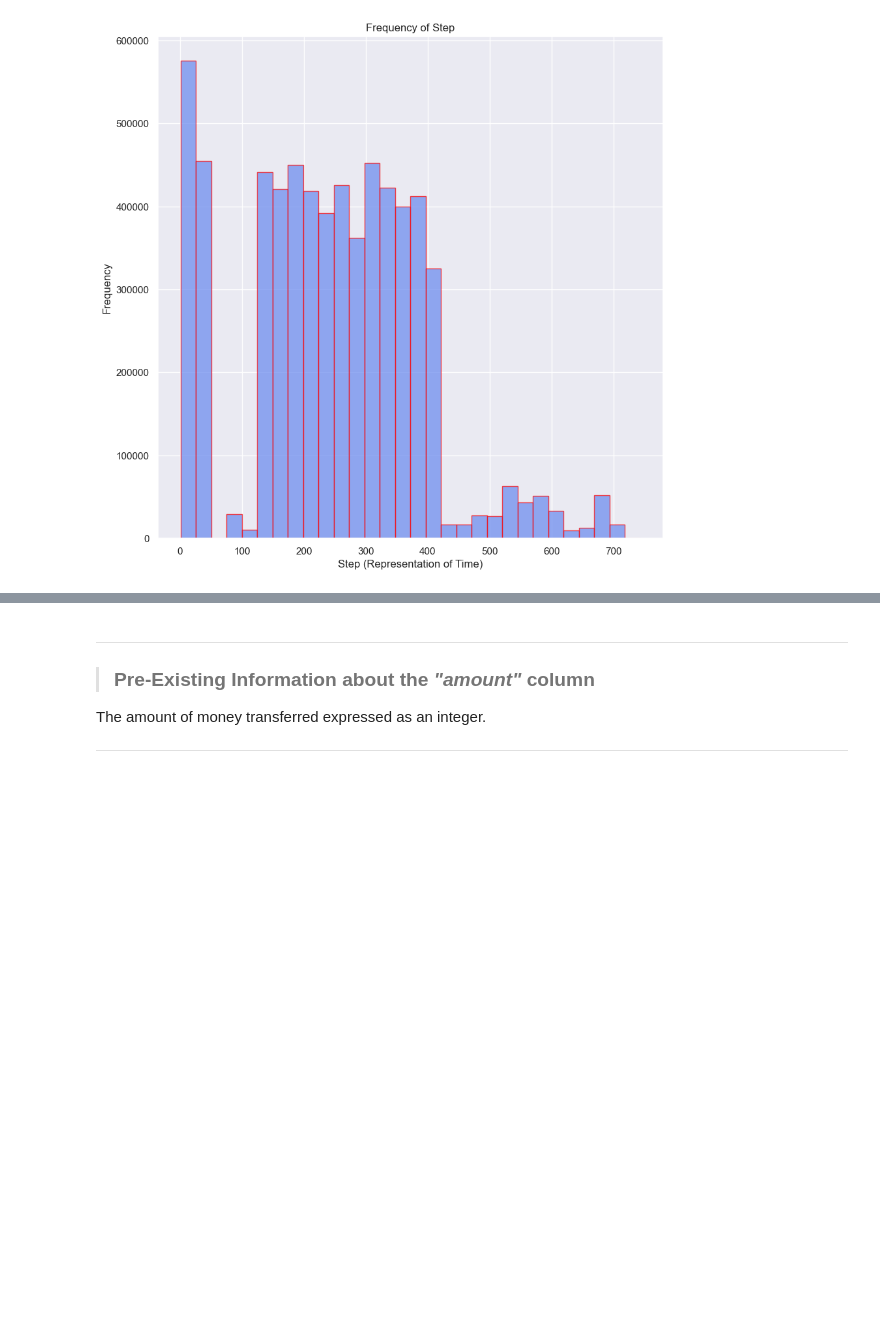
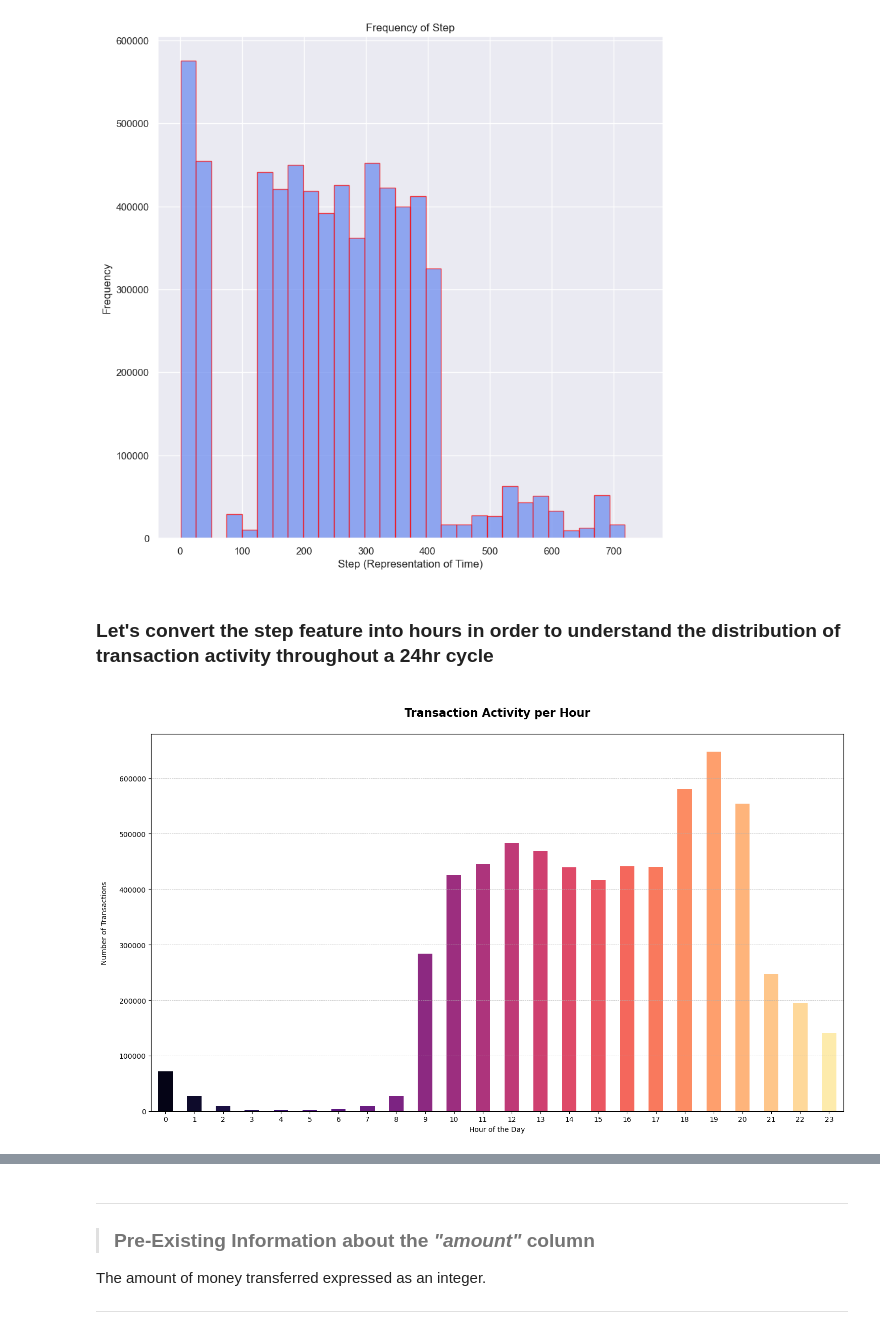
Before and after one commit to thetechleila/Financial-Fraud-Detection-Model, a Jupyter notebook: code/eda.ipynb, the cells around one changed output, grey strips where cells are left out. Cells and saved outputs as stored; diff of their text form; code cells hidden in the pictures; blank space fills up the shorter version.

```diff
--- a/code/eda.ipynb
+++ b/code/eda.ipynb
@@ -410,3 +475,29 @@ plt.title("Frequency of Step")
 plt.show()
 # %% [output]
 [figure]
+# %% [markdown]
+### **Let's convert the step feature into hours in order to understand the distribution of transaction activity throughout a 24hr cycle**
+# %%
+#Convert the step column into hours for understandability and analysis
+
+# Load dataset
+num_set = ("/Users/sa14/Desktop/fin eda final/data/BankFraud_Data.csv")
+df_num = pd.read_csv(num_set)
+
+# Group transactions by hour
+df_num['HourOfDay'] = df_num['step'] % 24
+transactions_per_hr = df_num.groupby('HourOfDay').size()
+
+# Visualize hourly transactions
+plt.figure(figsize=(15, 9))
+palette = sns.color_palette("magma", len(transactions_per_hr ))
+transactions_per_hr .plot(kind='bar',color=palette)
+plt.title('\nTransaction Activity per Hour\n', weight="bold", fontsize=16)
+plt.xlabel('Hour of the Day')
+plt.ylabel('Number of Transactions\n')
+plt.xticks(range(0, 24), rotation=0)
+plt.grid(axis='y', linestyle='--', linewidth=0.5)
+plt.tight_layout()
+plt.show()
+# %% [output]
+[figure, added]
```
Also changed, not shown: parts of 33 cells of this notebook, 13 other files.
